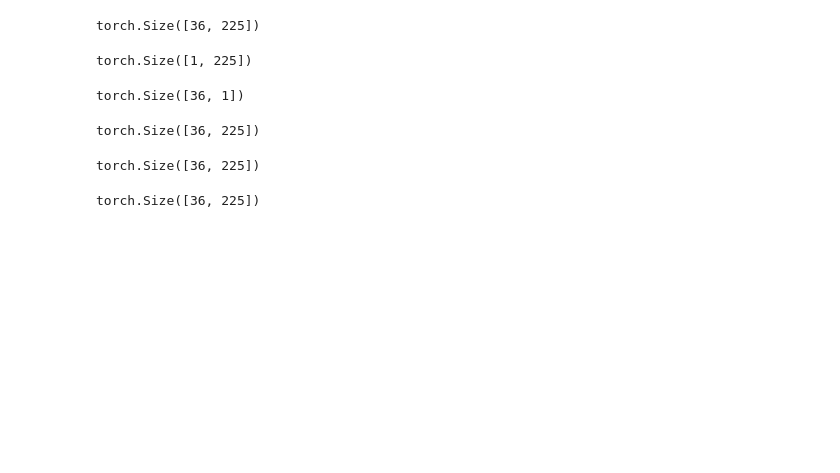
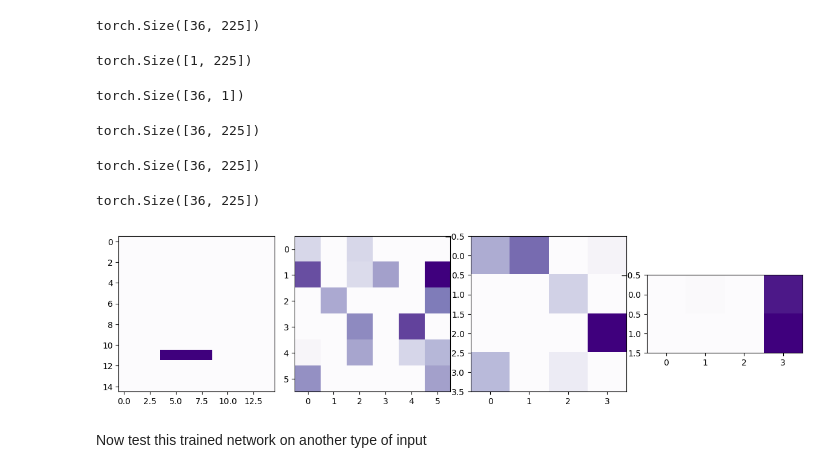
Before and after one commit to mikolasan/ai_sandbox, a Jupyter notebook: arc/hierarchical.ipynb, the cells around one changed output. Drawn from its saved outputs; the diff is of its cells as text; code cells hidden in the pictures; blank space fills up the shorter version.

Commit message:
Hierarchical network with feedback

```diff
--- a/arc/hierarchical.ipynb
+++ b/arc/hierarchical.ipynb
@@ -231,8 +231,24 @@ torch.Size([36, 225])
 # %%
 model = OjasHierarchicalNetwork()
 
-model.eta = 0.1
+model.eta = 0.005
 
 for i in range(K):
   activations = model(input_saccades[i])
   model.oja_update(activations)
+# %%
+z = input_saccades[0]
+per_layer_data = model(z)
+
+fig, axs = plt.subplots(1, 4, figsize=(12, 4))
+axs[0].imshow(per_layer_data[0].view(15,15).detach().numpy(), cmap=cm.Purples)
+axs[1].imshow(per_layer_data[1].view(6,6).detach().numpy(), cmap=cm.Purples)
+axs[2].imshow(per_layer_data[2].view(4,4).detach().numpy(), cmap=cm.Purples)
+axs[3].imshow(per_layer_data[3].view(2,-1).detach().numpy(), cmap=cm.Purples)
+
+plt.tight_layout()
+plt.show()
+# %% [output]
+[figure, added]
+# %% [markdown]
+Now test this trained network on another type of input
```
Also changed, not shown: parts of 21 cells of this notebook, 25 other files.
